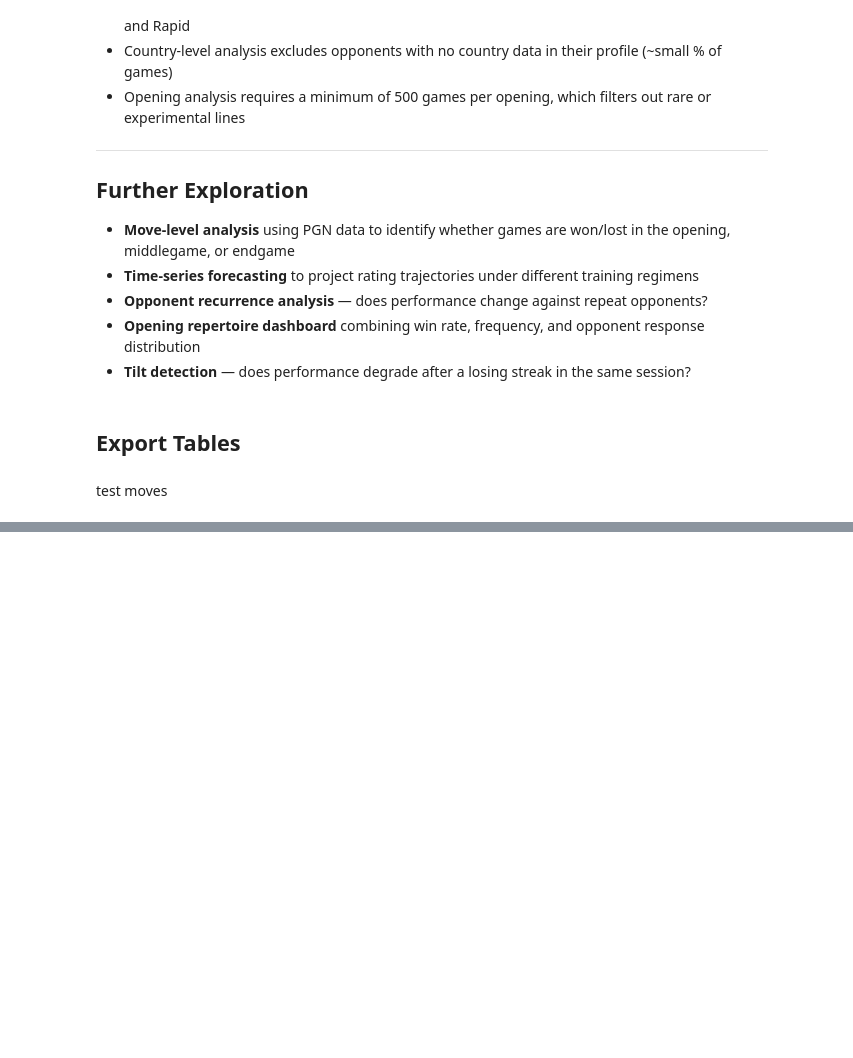
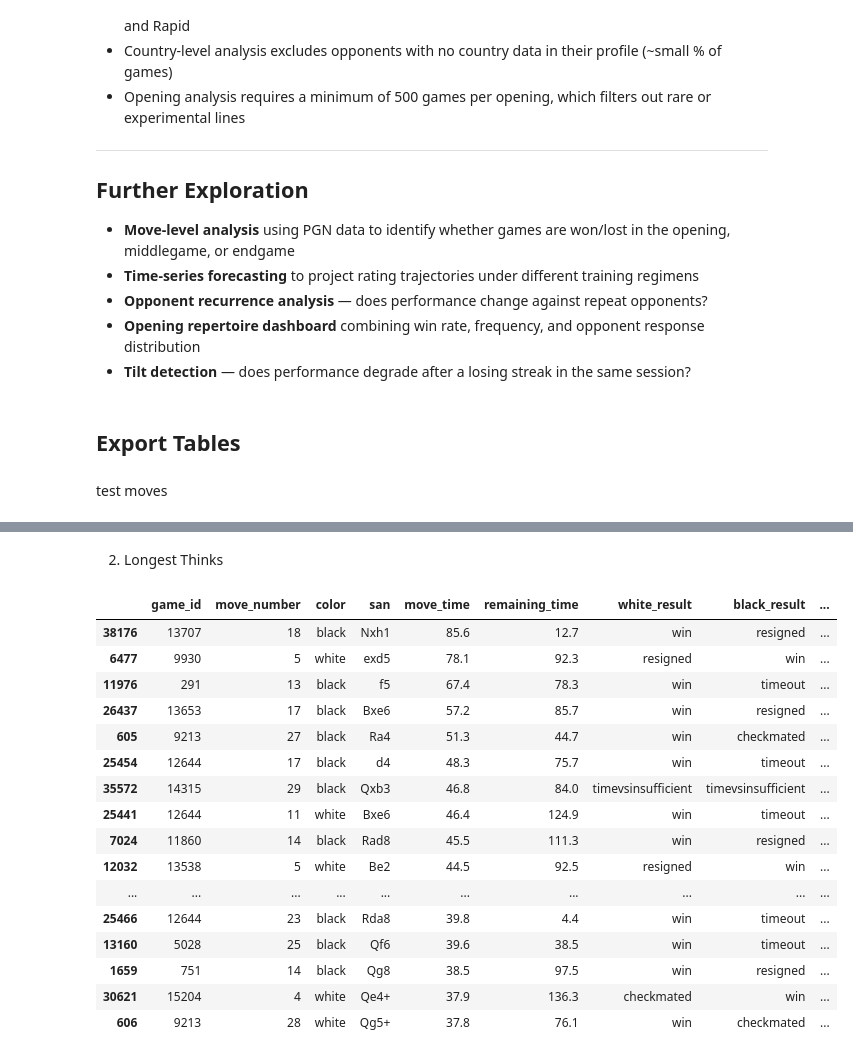
Before and after one commit to elmurie/chesscom-personal-analysis, a Jupyter notebook: notebooks/03_exploratory_analysis.ipynb, the cells around one changed output, grey strips where cells are left out. Cells and saved outputs as stored; diff of their text form; code cells hidden in the pictures; blank space fills up the shorter version.

```diff
--- a/notebooks/03_exploratory_analysis.ipynb
+++ b/notebooks/03_exploratory_analysis.ipynb
@@ -1075,0 +1126,17 @@ move_times_df
+# %%
+def assign_phase(move_number):
+
+    if move_number <= 8:
+        return "opening"
+
+    elif move_number <= 20:
+        return "early_middlegame"
+
+    elif move_number <= 35:
+        return "late_middlegame"
+
+    return "endgame"
+
+moves_df["phase"] = moves_df[
+    "move_number"
+].apply(assign_phase)
@@ -1075,0 +1175,25 @@ move_times_df
+# %% [markdown]
+2. Longest Thinks
+# %%
+moves_df.sort_values(
+    "move_time",
+    ascending=False
+).head(20)
+# %% [output]
+|  | game_id | move_number | color | san | move_time | remaining_time | white_result | black_result | ... |
+| 38176 | 13707 | 18 | black | Nxh1 | 85.6 | 12.7 | win | resigned | ... |
+| 6477 | 9930 | 5 | white | exd5 | 78.1 | 92.3 | resigned | win | ... |
+| 11976 | 291 | 13 | black | f5 | 67.4 | 78.3 | win | timeout | ... |
+| 26437 | 13653 | 17 | black | Bxe6 | 57.2 | 85.7 | win | resigned | ... |
+| 605 | 9213 | 27 | black | Ra4 | 51.3 | 44.7 | win | checkmated | ... |
+| 25454 | 12644 | 17 | black | d4 | 48.3 | 75.7 | win | timeout | ... |
+| 35572 | 14315 | 29 | black | Qxb3 | 46.8 | 84.0 | timevsinsufficient | timevsinsufficient | ... |
+| 25441 | 12644 | 11 | white | Bxe6 | 46.4 | 124.9 | win | timeout | ... |
+| 7024 | 11860 | 14 | black | Rad8 | 45.5 | 111.3 | win | resigned | ... |
+| 12032 | 13538 | 5 | white | Be2 | 44.5 | 92.5 | resigned | win | ... |
+| ... | ... | ... | ... | ... | ... | ... | ... | ... | ... |
+| 25466 | 12644 | 23 | black | Rda8 | 39.8 | 4.4 | win | timeout | ... |
+| 13160 | 5028 | 25 | black | Qf6 | 39.6 | 38.5 | win | timeout | ... |
+| 1659 | 751 | 14 | black | Qg8 | 38.5 | 97.5 | win | resigned | ... |
+| 30621 | 15204 | 4 | white | Qe4+ | 37.9 | 136.3 | checkmated | win | ... |
+| 606 | 9213 | 28 | white | Qg5+ | 37.8 | 76.1 | win | checkmated | ... |
```
Also changed, not shown: parts of 31 cells of this notebook, 1 other file.
